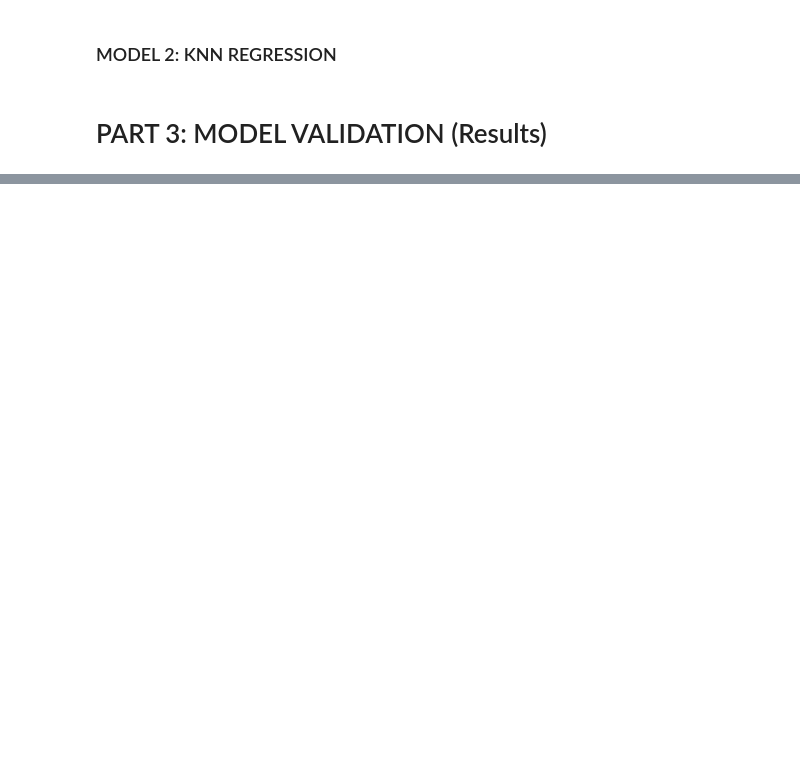
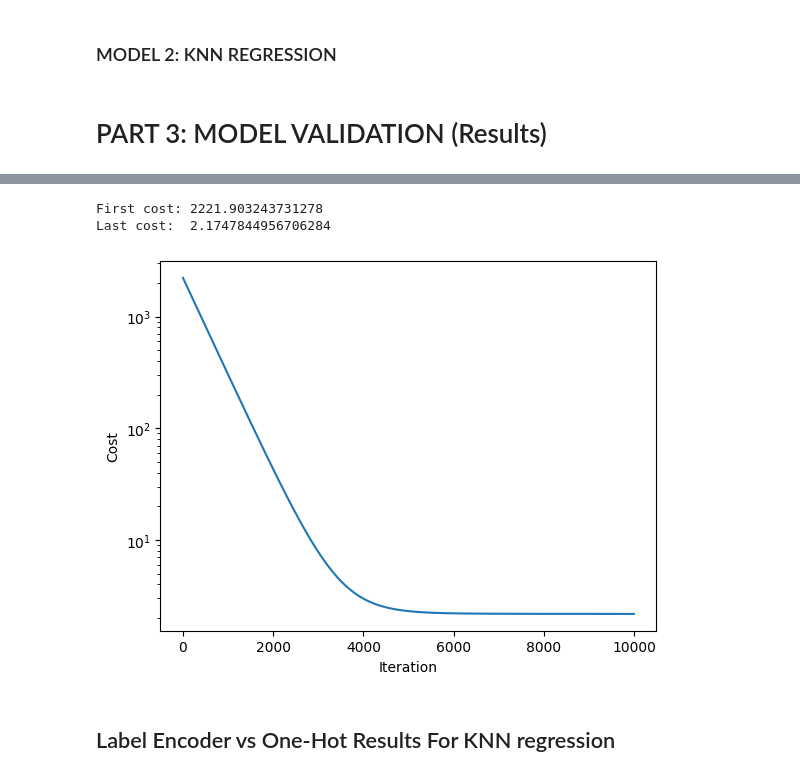
Before and after one commit to Clayton2394/Project_IML, a Jupyter notebook: StudentPerformancePredictionModel.ipynb, the cells around one changed output, grey strips where cells are left out. Cells and saved outputs as stored; diff of their text form; code cells hidden in the pictures; blank space fills up the shorter version.

```diff
--- a/StudentPerformancePredictionModel.ipynb
+++ b/StudentPerformancePredictionModel.ipynb
@@ -524,0 +538,18 @@ Average Root Mean Squared Error after K-Fold :  -2.33695
+# %%
+# Cost check
+print("First cost:", past_costs[0])
+print("Last cost: ", past_costs[-1])
+
+# Simple plot
+import matplotlib.pyplot as plt
+plt.plot(past_costs)
+plt.yscale('log')   # optional, makes convergence easier to read
+plt.xlabel('Iteration')
+plt.ylabel('Cost')
+plt.show()
+# %% [output]
+First cost: 2221.903243731278
+Last cost:  2.1747844956706284
+[figure, added]
+# %% [markdown]
+## Label Encoder vs One-Hot Results For KNN regression
```
Also changed, not shown: parts of 50 cells of this notebook.
